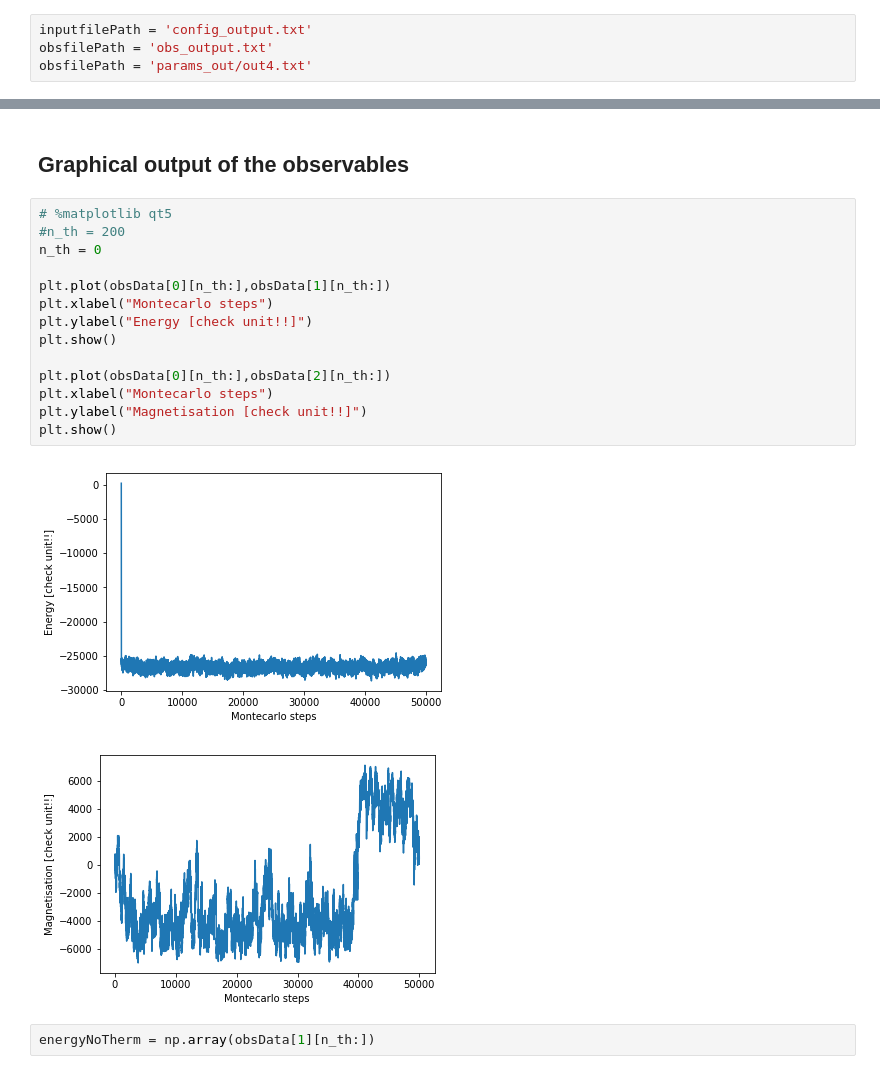
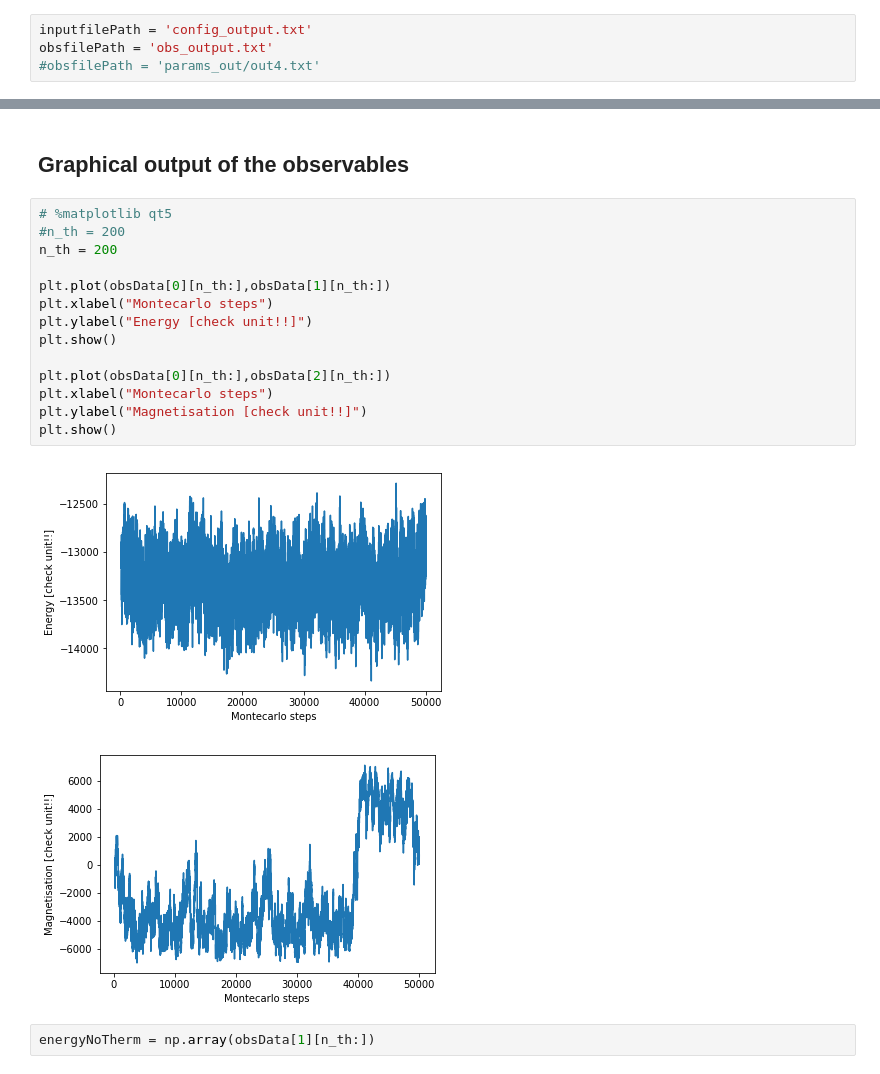
Before and after one commit to tisabe/MCising, a Jupyter notebook: animation-1d.ipynb, the cells around one changed output, grey strips where cells are left out. Cells and saved outputs as stored; diff of their text form.

```diff
--- a/animation-1d.ipynb
+++ b/animation-1d.ipynb
@@ -14,7 +14,7 @@ import scipy.optimize as opt
 # %%
 inputfilePath = 'config_output.txt'
 obsfilePath = 'obs_output.txt'
-obsfilePath = 'params_out/out4.txt'
+#obsfilePath = 'params_out/out4.txt'
 # %% [markdown]
 ## Read the data from the files and save it in lists of floats
 # %%
@@ -41,20 +41,20 @@ with open(obsfilePath,'r') as obsfile:
 # %%
 # %matplotlib qt5
 #n_th = 200
-n_th = 0
+n_th = 200
 
 plt.plot(obsData[0][n_th:],obsData[1][n_th:])
 plt.xlabel("Montecarlo steps")
 plt.ylabel("Energy [check unit!!]")
 plt.show()
 
 plt.plot(obsData[0][n_th:],obsData[2][n_th:])
 plt.xlabel("Montecarlo steps")
 plt.ylabel("Magnetisation [check unit!!]")
 plt.show()
 # %% [output]
-[figure, old version]
+[figure, new version]
-[figure, old version]
+[figure, new version]
 # %%
 energyNoTherm = np.array(obsData[1][n_th:])
 # %%
```
Also changed, not shown: parts of 5 cells of this notebook, 6 other files.
